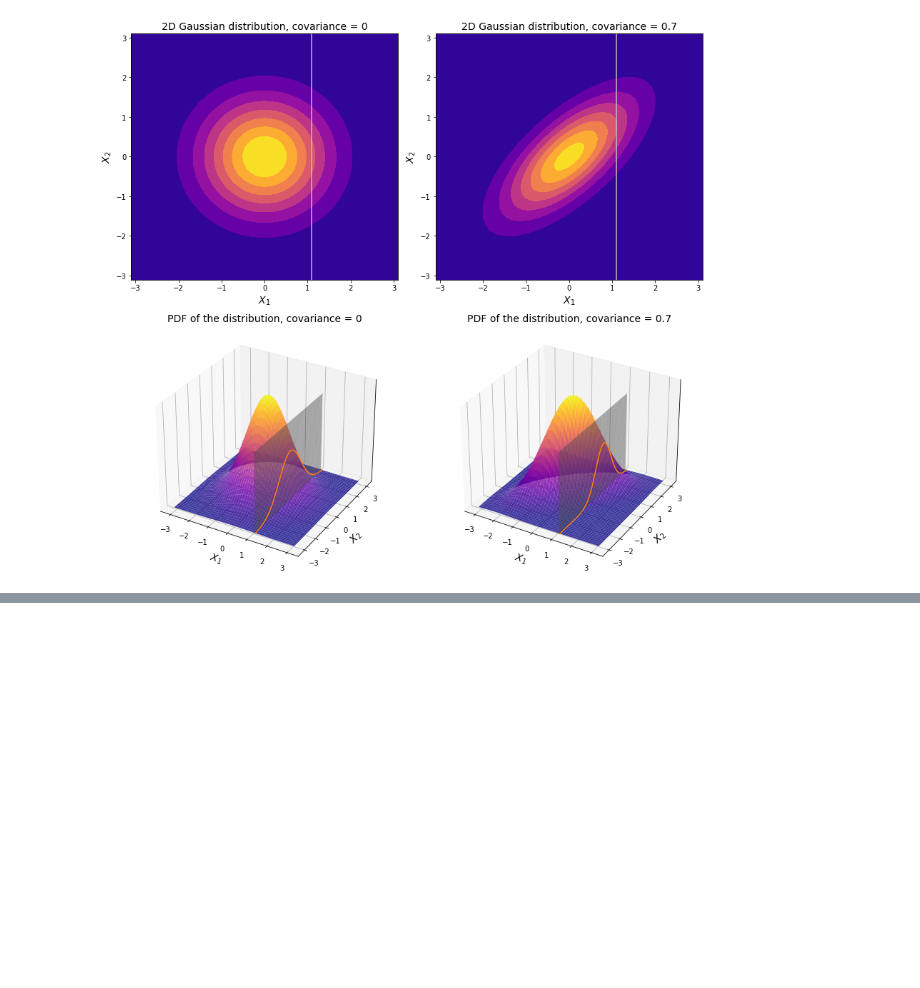
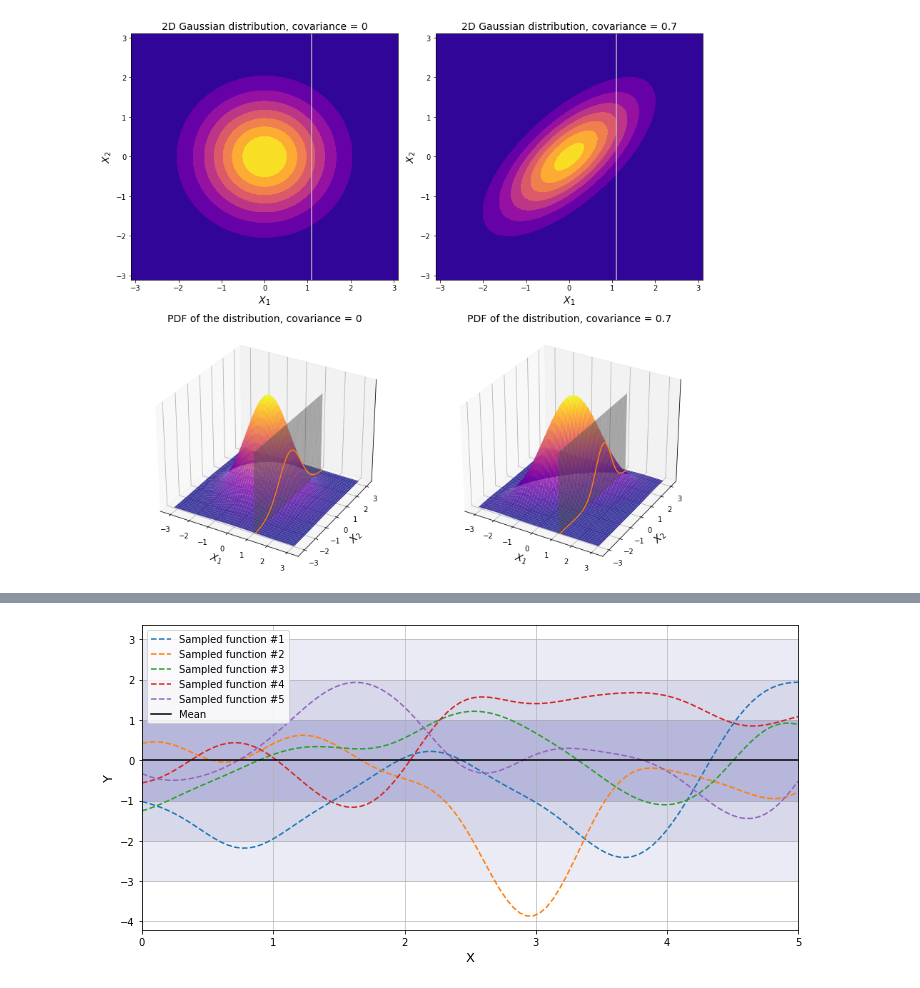
Before and after one commit to vzahorui/vzahorui.github.io, a Jupyter notebook: jupyter_notebooks/regression/gaussian_process.ipynb, the cells around one changed output, grey strips where cells are left out. Cells and saved outputs as stored; diff of their text form; code cells hidden in the pictures; blank space fills up the shorter version.

```diff
--- a/jupyter_notebooks/regression/gaussian_process.ipynb
+++ b/jupyter_notebooks/regression/gaussian_process.ipynb
@@ -67,0 +97,53 @@ np.full((2, 2), 8).max()
+# %%
+kernel = ConstantKernel() * RBF(length_scale=0.5, length_scale_bounds=(1e-2, 1e3))
+gpr_model = GaussianProcessRegressor(kernel=kernel, random_state=43)
+
+x = np.linspace(0, 5, 100)
+X = x.reshape(-1, 1)
+
+y_samples = gpr_model.sample_y(X, 5)
+y_mean, y_std = gpr_model.predict(X, return_std=True)
+
+fig, ax = plt.subplots(figsize=(10, 5))
+for idx, single_prior in enumerate(y_samples.T):
+    ax.plot(
+        x,
+        single_prior,
+        linestyle="--",
+        label=f"Sampled function #{idx + 1}",
+    )
+ax.plot(x, y_mean, color="black", label="Mean")
+ax.fill_between(
+        x,
+        y_mean - y_std,
+        y_mean + y_std,
+        alpha=0.15,
+        color="navy",
+    )
+ax.fill_between(
+    x,
+    y_mean - 2*y_std,
+    y_mean + 2*y_std,
+    alpha=0.08,
+    color="navy",
+)
+ax.fill_between(
+    x,
+    y_mean - 3*y_std,
+    y_mean + 3*y_std,
+    alpha=0.08,
+    color="navy"
+)
+ax.set_xlabel("x")
+ax.set_ylabel("y")
+#ax.set_ylim([-3.2, 3.2])
+ax.set_xlim(x.min(), x.max())
+
+plt.grid(alpha=0.8)
+plt.legend()
+ax.set_xlabel('X', fontsize=13)
+ax.set_ylabel('Y', fontsize=13)
+plt.tight_layout()
+plt.savefig(f'../../assets/images/regression/gp_priors_example.png', bbox_inches='tight')
+# %% [output]
+[figure, added]
```
Also changed, not shown: parts of 23 cells of this notebook, 10 other files.
